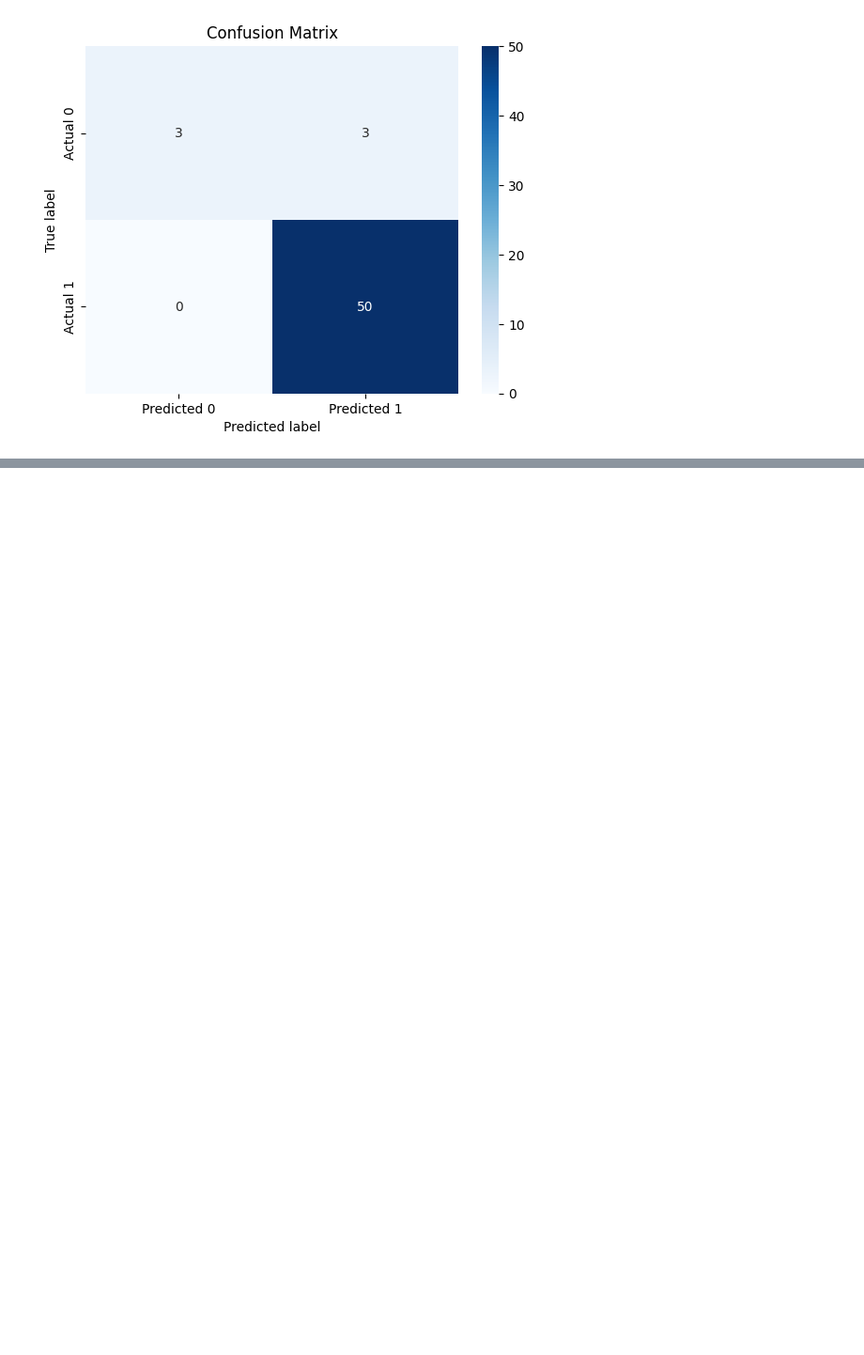
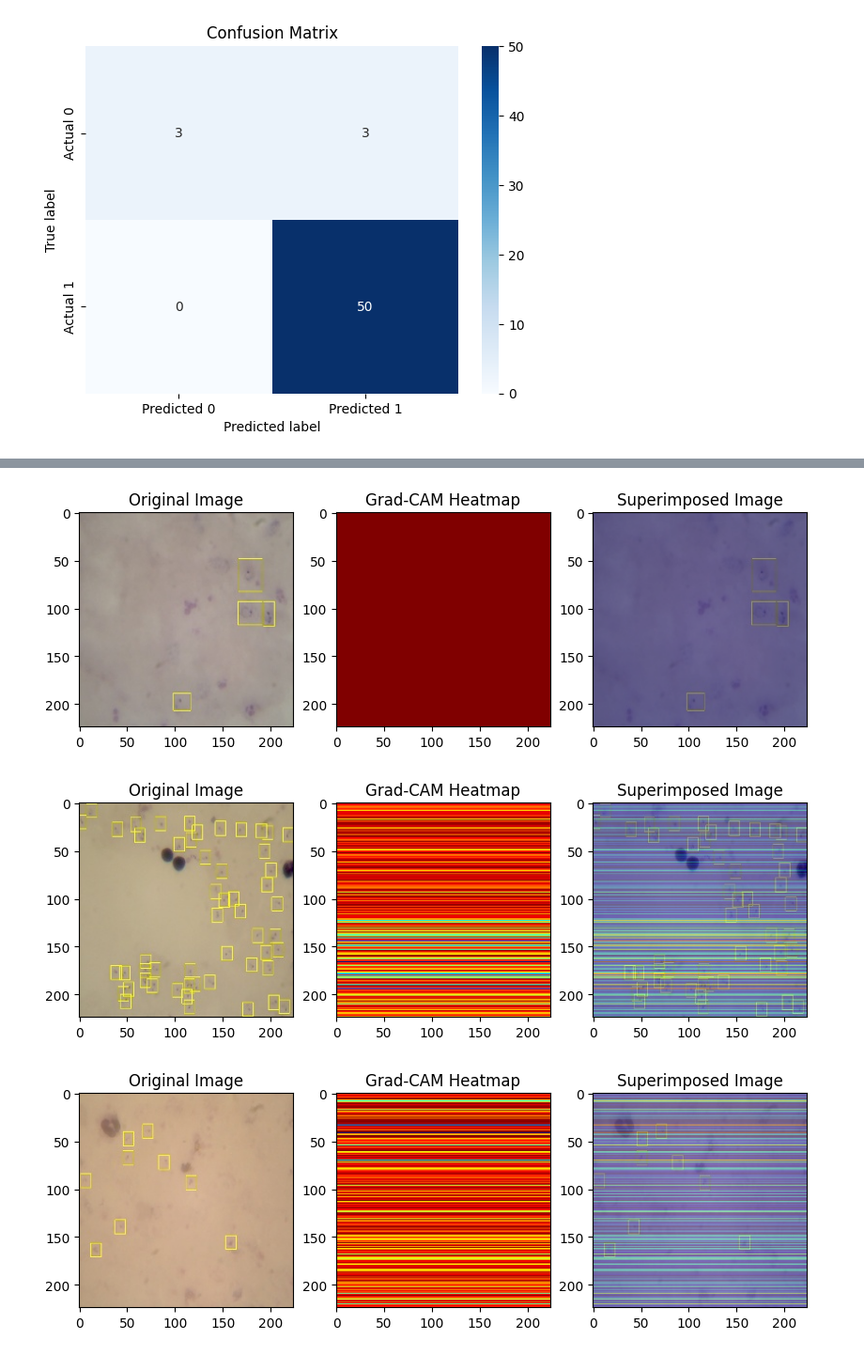
Before and after one commit to BRIAN12682/Automation-Projects, a Jupyter notebook: ArchitecturesftGRADCAM.ipynb, the cells around one changed output, grey strips where cells are left out. Shown at 94% size. Saved outputs shown, nothing was run; the diff lists cells and outputs as text; code cells hidden in the pictures; blank space fills up the shorter version.

```diff
--- a/ArchitecturesftGRADCAM.ipynb
+++ b/ArchitecturesftGRADCAM.ipynb
@@ -333,7 +348,7 @@ from tensorflow.keras.models import load_model
 mobilenet_model_path = '/content/drive/MyDrive/Resized_Annotated_Folder/mobilenet_branch_model.h5'
 mobilenet_model = load_model(mobilenet_model_path)
 
-dir_path = '/content/drive/MyDrive/Resized_Annotated_Folder/Without_Bounding_Boxes'
+dir_path = '/content/drive/MyDrive/Resized_Annotated_Folder/With_Bounding_Boxes'
 files = os.listdir(dir_path)
 
 # Process the first five images
@@ -771,0 +814,68 @@ plt.show()
+# %%
+import os
+import cv2
+import numpy as np
+import matplotlib.pyplot as plt
+import tensorflow as tf
+from tensorflow.keras.preprocessing import image
+from tensorflow.keras.models import load_model
+from tensorflow.keras.models import Model
+from tensorflow.keras.applications.inception_v3 import preprocess_input
+
+# Load Inception-v3 model
+inception_model_path = '/content/drive/MyDrive/Resized_Annotated_Folder/inceptionv3_branch_model.h5'
+inception_model = load_model(inception_model_path)
+
+# Ensure the model is compiled
+inception_model.compile(optimizer='adam', loss='binary_crossentropy', metrics=['accuracy'])
+
+def generate_gradcam(img_path, model, layer_name='global_average_pooling2d_2'):
+    img = image.load_img(img_path, target_size=(224, 224))  # Adjust target size to match the model's expected input size
+    img_array = image.img_to_array(img)
+    img_array = np.expand_dims(img_array, axis=0)
+    img_array = preprocess_input(img_array)
+
+    last_conv_layer = model.get_layer(layer_name)
+    model = Model(model.inputs, [last_conv_layer.output, model.output])
+
+    with tf.GradientTape() as tape:
+        conv_outputs, predictions = model(img_array)
+        loss = predictions[:, 0]
+
+    grads = tape.gradient(loss, conv_outputs)[0]
+    guided_grads = (grads * tf.cast(conv_outputs > 0, 'float32'))
+
+    weights = tf.reduce_mean(guided_grads, axis=(0, 1))
+    cam = np.dot(conv_outputs[0], weights.numpy())
+    cam = cv2.resize(cam, (img_array.shape[2], img_array.shape[1]))
+    cam = np.maximum(cam, 0)
+    cam = cam / cam.max()
+    return cam
+
+dir_path = '/content/drive/MyDrive/Resized_Annotated_Folder/With_Bounding_Boxes'
+files = os.listdir(dir_path)[:5]
+
+for file in files:
+    img_path = os.path.join(dir_path, file)
+    cam = generate_gradcam(img_path, inception_model)
+    original_img = cv2.imread(img_path)
+    original_img = cv2.resize(original_img, (224, 224))  # Adjust size to match the model's expected input size
+    heatmap = cv2.resize(cam, (original_img.shape[1], original_img.shape[0]))
+    heatmap = np.uint8(255 * heatmap)
+    heatmap = cv2.applyColorMap(heatmap, cv2.COLORMAP_JET)
+    superimposed_img = cv2.addWeighted(original_img, 0.6, heatmap, 0.4, 0)
+    plt.figure(figsize=(10, 5))
+    plt.subplot(1, 3, 1)
+    plt.imshow(original_img[:, :, ::-1])
+    plt.title('Original Image')
+
+    plt.subplot(1, 3, 2)
+    plt.imshow(heatmap)
+    plt.title('Grad-CAM Heatmap')
+
+    plt.subplot(1, 3, 3)
+    plt.imshow(superimposed_img[:, :, ::-1])
+    plt.title('Superimposed Image')
+
+    plt.show()
+# %% [output]
@@ -771,0 +883,3 @@ plt.show()
+[figure, added]
+[figure, added]
+[figure, added]
```
Also changed, not shown: parts of 16 cells of this notebook.
